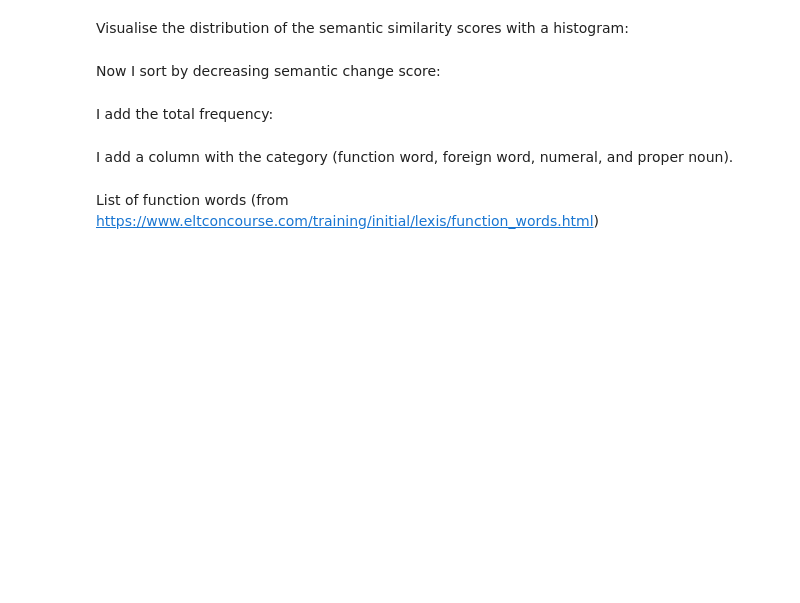
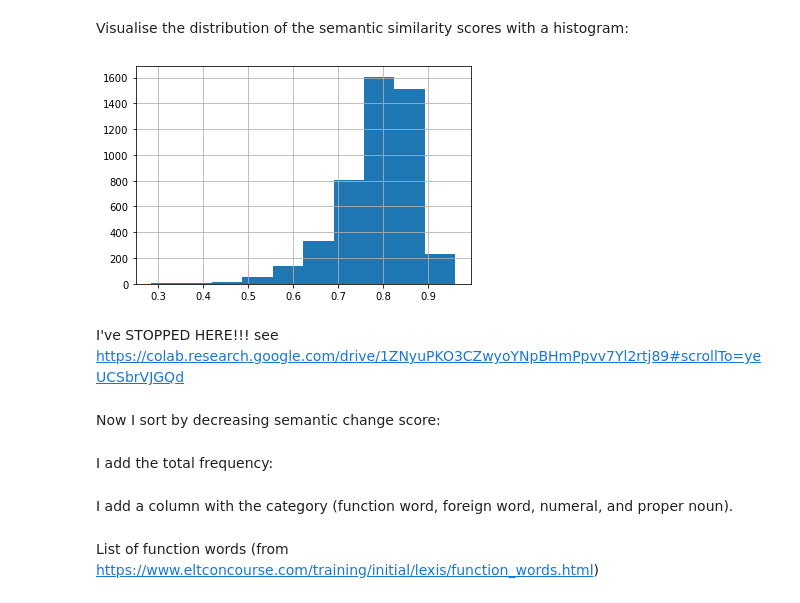
Before and after one commit to BarbaraMcG/latinise, a Jupyter notebook: Semantic_change.ipynb, the cells around one changed output. Saved outputs shown, nothing was run; the diff lists cells and outputs as text; code cells hidden in the pictures; blank space fills up the shorter version.

```diff
--- a/Semantic_change.ipynb
+++ b/Semantic_change.ipynb
@@ -939,6 +898,6 @@ Let's define a function that calculates the cosine similarity between the embedd
 # %%
-def cosine_similarity(word):
-  sc = 1-spatial.distance.cosine(model1.wv[word], model2.wv[word])
+def cosine_similarity(word, t):
+  sc = 1-spatial.distance.cosine(models[t].wv[word], models[0].wv[word])
   return sc
 # %% [markdown]
 Now I calculate the semantic similarity for all words in the vocabulary, and store this in the dataframe cosine_similarity; I also add a column for the frequency of the word in the first space and another one for its frequency in the second space:
@@ -949,0 +904,16 @@ cosine_similarity_df
+# %%
+cosine_similarity_df = pd.DataFrame(([w,
+                                      models[0].wv.get_vecattr(w, "count") ,
+                                      models[1].wv.get_vecattr(w, "count"),
+                                      models[2].wv.get_vecattr(w, "count"),
+                                      models[3].wv.get_vecattr(w, "count"),
+                                      models[4].wv.get_vecattr(w, "count"),
+                                    cosine_similarity(w,1),
+                                    cosine_similarity(w,2),
+                                    cosine_similarity(w,3),
+                                    cosine_similarity(w,4),
+                                     ] for w in models[i].wv.index_to_key),
+                                    columns = ('Word', "Frequency_t0", "Frequency_t1", "Frequency_t2", "Frequency_t3", "Frequency_t4",
+                                              'Cosine_similarity(w_t0,w_t1)', 'Cosine_similarity(w_t0,w_t2)', 'Cosine_similarity(w_t0,w_t3)', 'Cosine_similarity(w_t0,w_t4)',
+                                              ))
+cosine_similarity_df
@@ -950,4 +934,8 @@ cosine_similarity_df
 # %% [markdown]
 Visualise the distribution of the semantic similarity scores with a histogram:
 # %%
-hist = cosine_similarity_df['Cosine_similarity'].hist()
+hist = cosine_similarity_df['Cosine_similarity(w_t0,w_t1)'].hist()
+# %% [output]
+[figure, added]
+# %% [markdown]
+I've STOPPED HERE!!! see https://colab.research.google.com/drive/1ZNyuPKO3CZwyoYNpBHmPpvv7Yl2rtj89#scrollTo=yeUCSbrVJGQd
```
Also changed, not shown: parts of 15 cells of this notebook.
